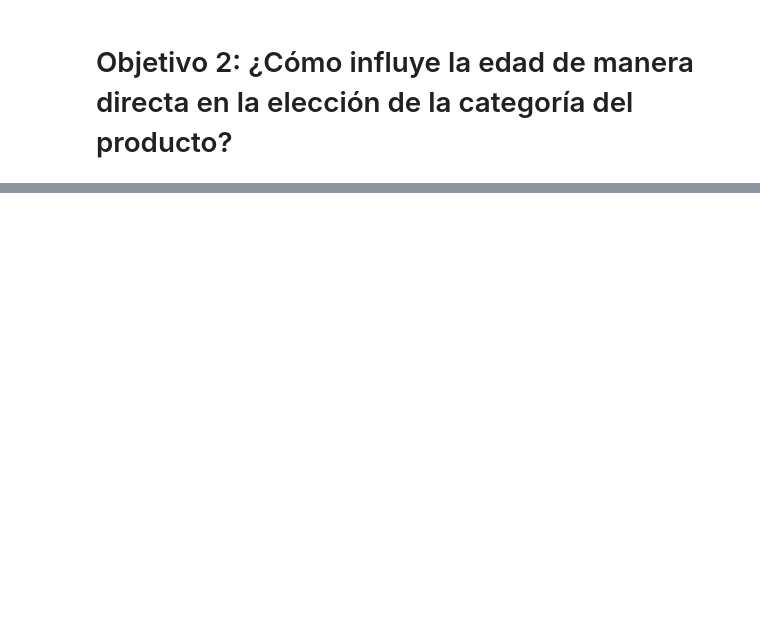
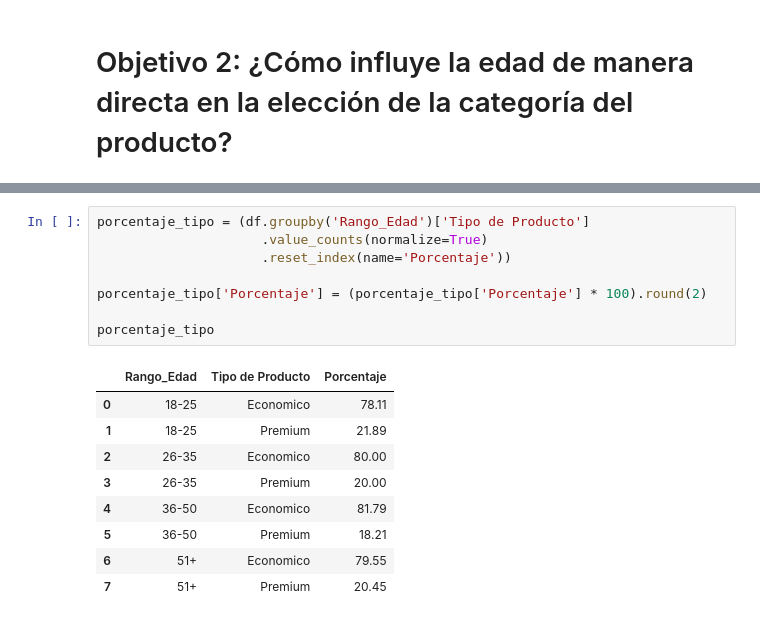
Before and after one commit to RafaelFerrer33/Analisis-de-inventario-de-producto, a Jupyter notebook: NOTEBOOK.ipynb, the cells around one changed output, grey strips where cells are left out. Saved outputs shown, nothing was run; the diff lists cells and outputs as text; blank space fills up the shorter version.

```diff
--- a/NOTEBOOK.ipynb
+++ b/NOTEBOOK.ipynb
@@ -227,0 +289,18 @@ Ticket promedio de menores de 40: 491.19
+# %%
+porcentaje_tipo = (df.groupby('Rango_Edad')['Tipo de Producto']
+                     .value_counts(normalize=True)
+                     .reset_index(name='Porcentaje'))
+
+porcentaje_tipo['Porcentaje'] = (porcentaje_tipo['Porcentaje'] * 100).round(2)
+
+porcentaje_tipo
+# %% [output]
+|  | Rango_Edad | Tipo de Producto | Porcentaje |
+| 0 | 18-25 | Economico | 78.11 |
+| 1 | 18-25 | Premium | 21.89 |
+| 2 | 26-35 | Economico | 80.00 |
+| 3 | 26-35 | Premium | 20.00 |
+| 4 | 36-50 | Economico | 81.79 |
+| 5 | 36-50 | Premium | 18.21 |
+| 6 | 51+ | Economico | 79.55 |
+| 7 | 51+ | Premium | 20.45 |
```
Also changed, not shown: parts of 32 cells of this notebook, 1 other file.
